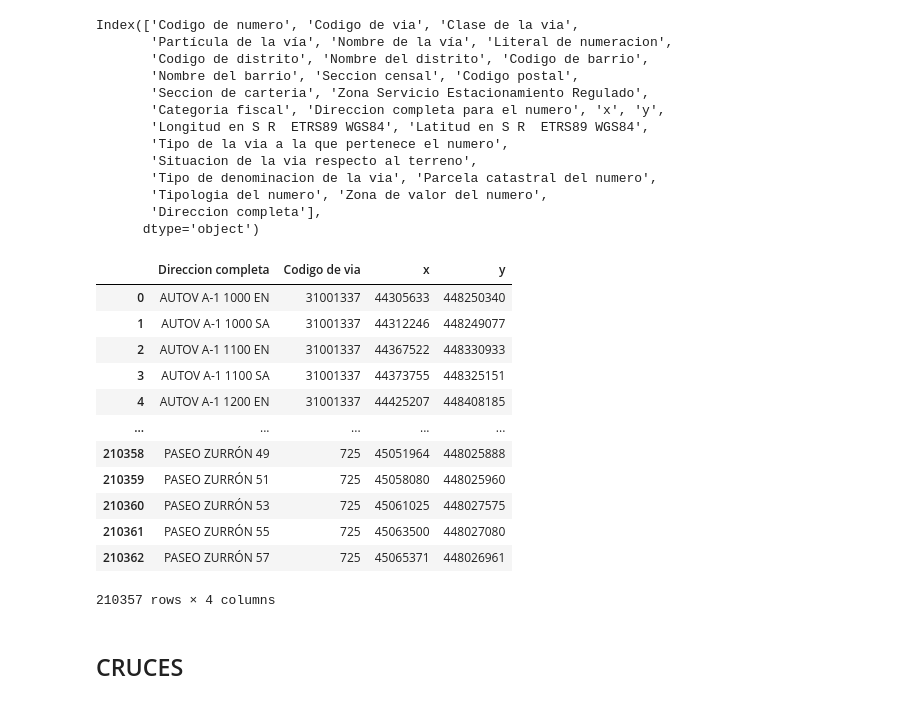
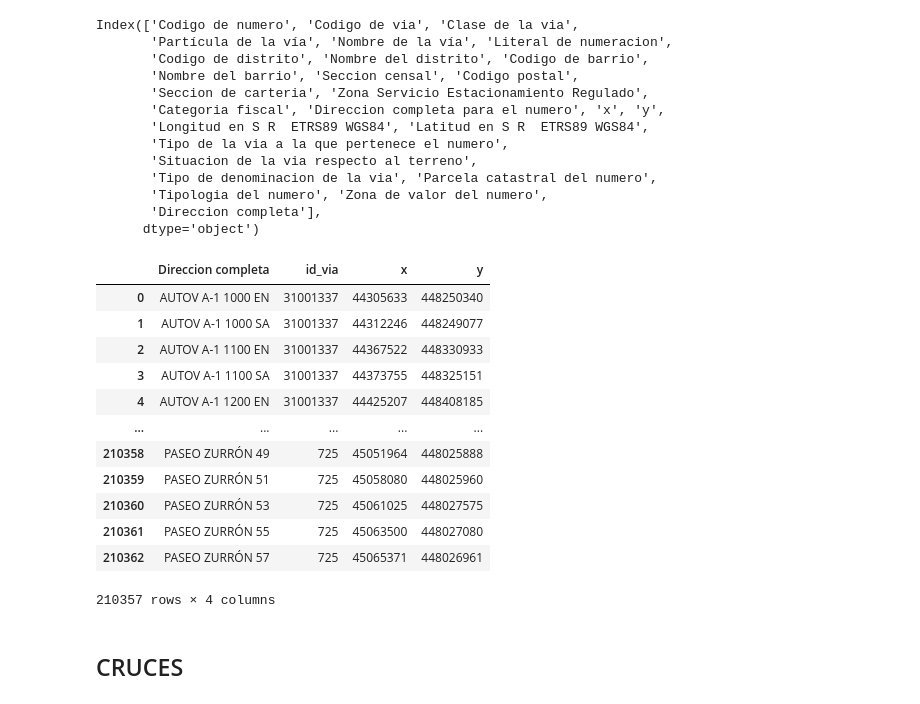
Before and after one commit to winoo19/GPS, a Jupyter notebook: parse_data.ipynb, the cells around one changed output. Drawn from its saved outputs; the diff is of its cells as text; code cells hidden in the pictures.

```diff
--- a/parse_data.ipynb
+++ b/parse_data.ipynb
@@ -91,11 +91,13 @@ Index(['Codigo de numero', 'Codigo de via', 'Clase de la via',
        'Tipologia del numero', 'Zona de valor del numero',
        'Direccion completa'],
       dtype='object')
+# %%
+direcciones.rename(columns={'Codigo de via':'id_via'}, inplace=True)
 # %%
-direcciones=direcciones[['Direccion completa','Codigo de via', 'x', 'y']]
+direcciones=direcciones[['Direccion completa','id_via', 'x', 'y']]
 direcciones
 # %% [output]
-|  | Direccion completa | Codigo de via | x | y |
+|  | Direccion completa | id_via | x | y |
 | 0 | AUTOV A-1 1000 EN | 31001337 | 44305633 | 448250340 |
 | 1 | AUTOV A-1 1000 SA | 31001337 | 44312246 | 448249077 |
 | 2 | AUTOV A-1 1100 EN | 31001337 | 44367522 | 448330933 |
```
Also changed, not shown: parts of 1 cell of this notebook, 13 other files.
